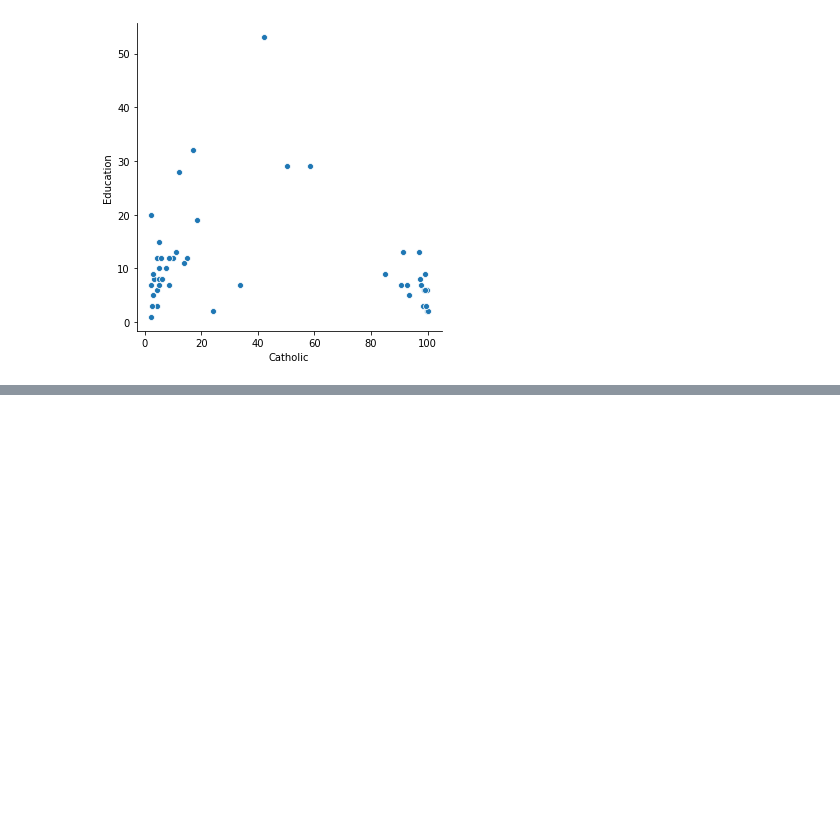
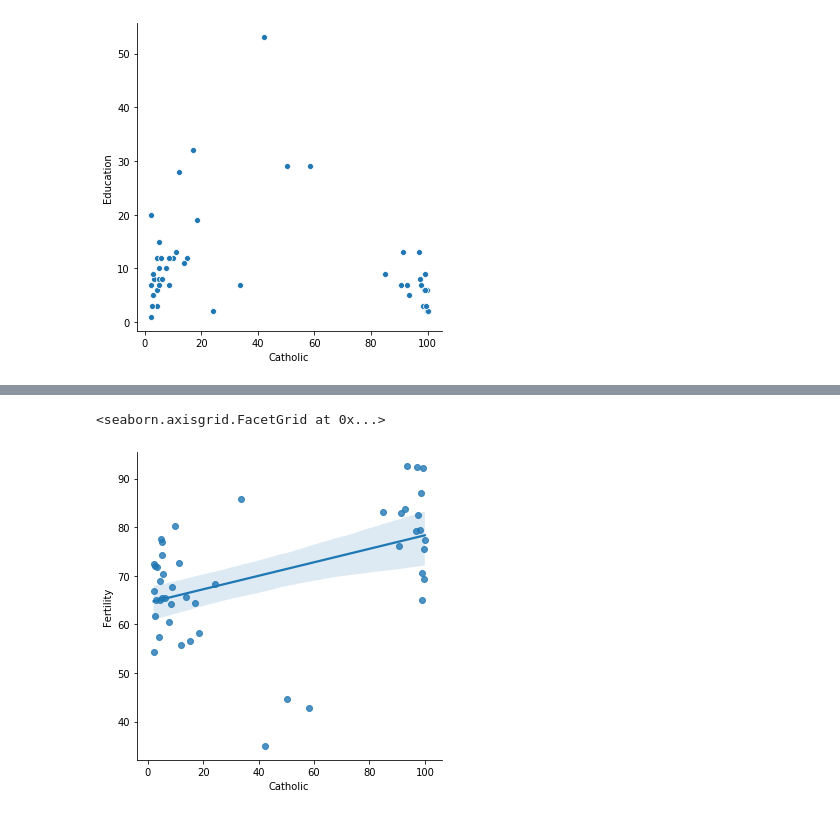
Before and after one commit to AI-Gomez/numpy-pandas-visualization-exercises, a Jupyter notebook: seaborn_exercises.ipynb, the cells around one changed output, grey strips where cells are left out. Drawn from its saved outputs; the diff is of its cells as text; code cells hidden in the pictures; blank space fills up the shorter version.

```diff
--- a/seaborn_exercises.ipynb
+++ b/seaborn_exercises.ipynb
@@ -207,0 +221,5 @@ sns.relplot(x="Catholic", y="Fertility", data=swiss)
+# %%
+sns.lmplot(x="Catholic", y="Fertility", data=swiss)
+# %% [output]
+<seaborn.axisgrid.FacetGrid at 0x...>
+[figure, added]
```
Also changed, not shown: parts of 12 cells of this notebook.
